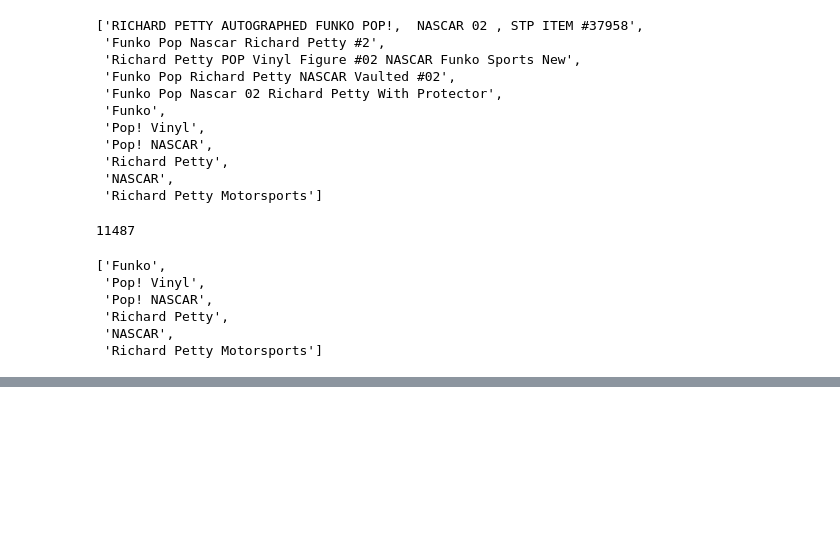
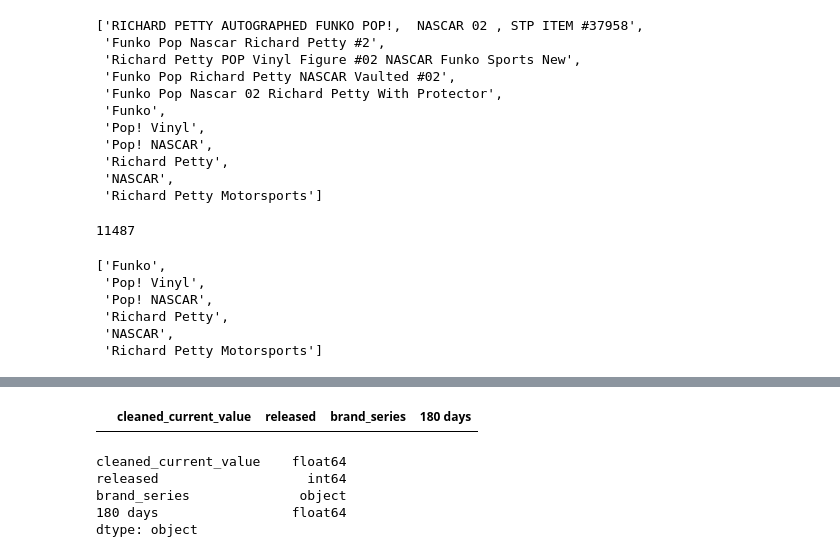
Before and after one commit to cttlc2u/proj2_funko, a Jupyter notebook: TS_Cleaning.ipynb, the cells around one changed output, grey strips where cells are left out. Saved outputs shown, nothing was run; the diff lists cells and outputs as text; code cells hidden in the pictures; blank space fills up the shorter version.

Commit message:
Cleaning up columns to be numeric rather than object

```diff
--- a/TS_Cleaning.ipynb
+++ b/TS_Cleaning.ipynb
@@ -61,3 +84,4 @@ df['cleaned_current_value'] = df['cleaned_current_value'].str.replace('$','')
 # %%
+df['cleaned_current_value'] = df['cleaned_current_value'].astype(float)
 df['cleaned_current_value'].head()
 # %% [output]
@@ -117,6 +146,7 @@ values_df.describe()
 | freq | 86 | 57 | 28 | 53 | 72 | 6 | 3 | 58 | 4 | 19 | 2 |
 # %%
 values_df.replace(r'^\$', '', regex=True,inplace=True)
+values_df.replace(',','', regex=True,inplace=True)
 # %%
 values_df.head()
 # %% [output]
@@ -129,5 +159,7 @@ values_df.head()
 # %%
 values_df.fillna(0,inplace=True)
+# %%
+values_df = values_df.astype(float)
 # %%
 df['clean_brand_series'] = df['brand_series'].copy(deep=True)
 # %%
@@ -551,0 +570,2 @@ with open('model_df.pickle', 'wb') as model_df_pickle:
+# %%
+values_df['180 days'] = values_df['180 days'].astype(float)
@@ -551,0 +585,4 @@ with open('model_df.pickle', 'wb') as model_df_pickle:
+# %%
+model_df[model_df['cleaned_current_value'].isna()]
+# %% [output]
+|  | cleaned_current_value | released | brand_series | 180 days |
@@ -551,0 +594,8 @@ with open('model_df.pickle', 'wb') as model_df_pickle:
+# %%
+model_df.dtypes
+# %% [output]
+cleaned_current_value    float64
+released                   int64
+brand_series              object
+180 days                 float64
+dtype: object
```
Also changed, not shown: parts of 19 cells of this notebook.
